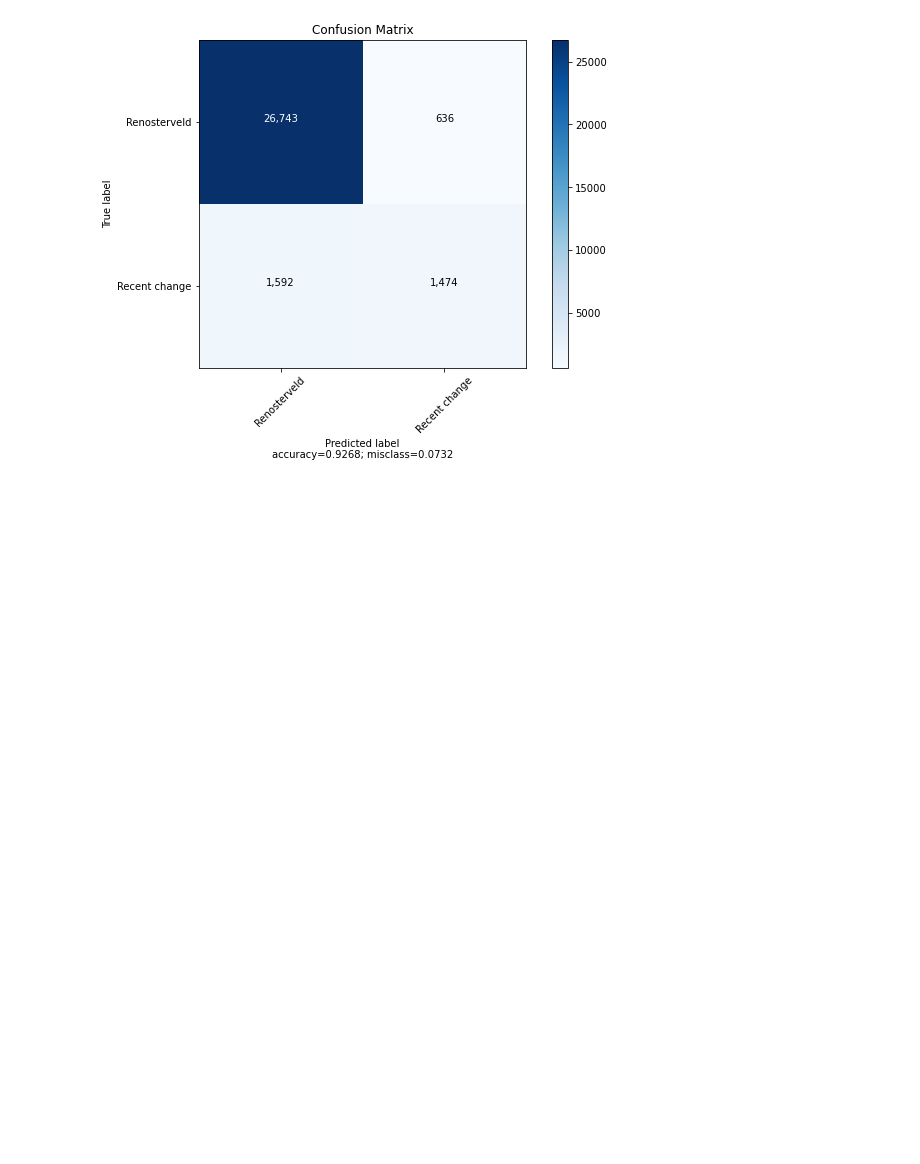
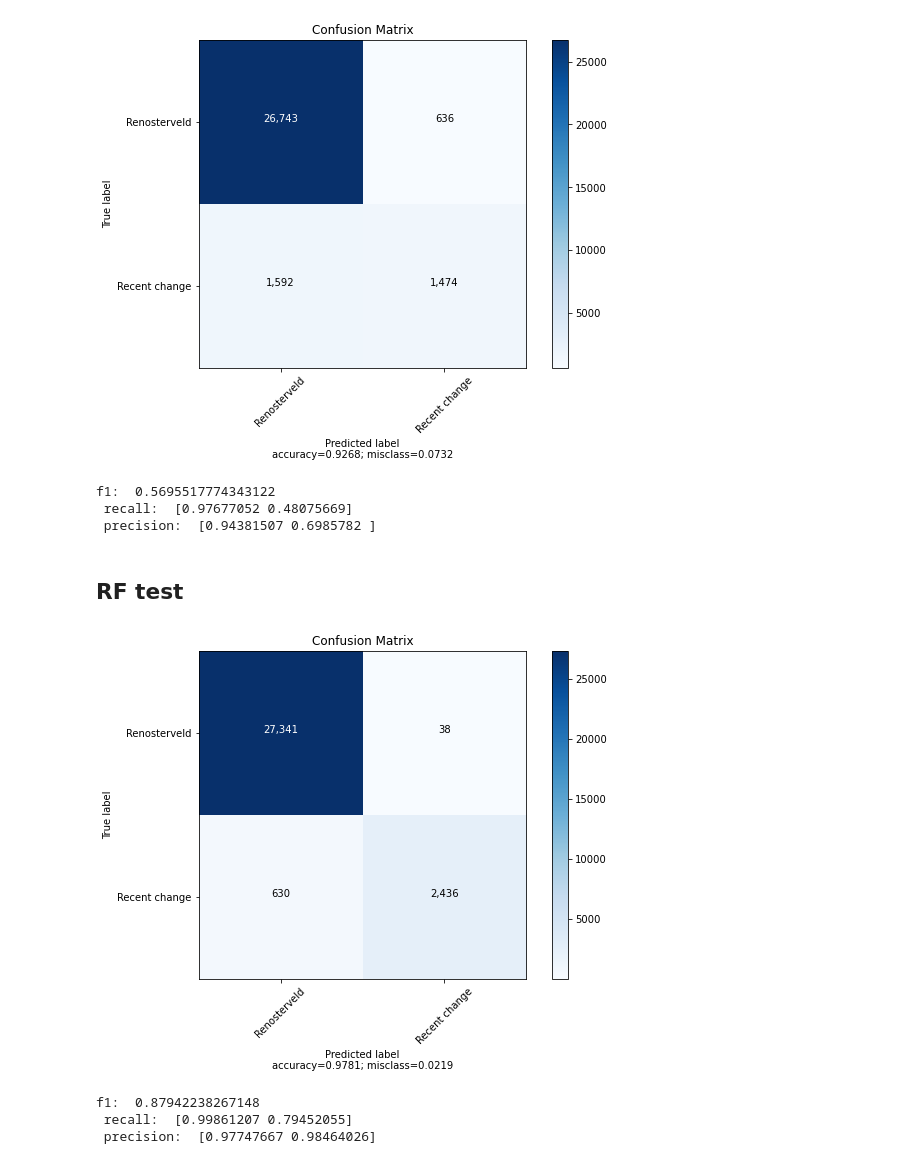
Before and after one commit to GMoncrieff/renosterveld-monitor, a Jupyter notebook: 02_model_fit.ipynb, the cells around one changed output. Saved outputs shown, nothing was run; the diff lists cells and outputs as text; code cells hidden in the pictures; blank space fills up the shorter version.

```diff
--- a/02_model_fit.ipynb
+++ b/02_model_fit.ipynb
@@ -373,37 +427,52 @@ plot_confusion_matrix(cm = con_mat,
                       title        = "Confusion Matrix")
 # %% [output]
 [figure]
+# %%
+print('f1: ', metrics.f1_score(y_obs,pred_y),'\n','recall: ',metrics.recall_score(y_obs,pred_y,average=None),'\n','precision: ',metrics.precision_score(y_obs,pred_y,average=None))
+# %% [output]
+f1:  0.5695517774343122
+ recall:  [0.97677052 0.48075669]
+ precision:  [0.94381507 0.6985782 ]
+# %% [markdown]
+## RF test
 # %%
 testDataset = tf.data.TFRecordDataset(testFilePath, compression_type='GZIP')\
 .map(lambda x: parse_tfrecord(x,testfeaturesDict))\
 .flat_map(lambda x: shift_window(x, 1, len(testNames)))\
 .map(lambda x: reshape_ts(x, testNames))\
 .map(lambda x: labeller(x, label))\
 .filter(filter_fn)\
 .map(lambda x: popkey(x,['ndvi_diff','roll','count']))\
 .map(lambda x: standardize(x, Min,Max))\
 .map(lambda x: poplabint(x, label))\
 .map(lambda x, lab: toTuple(x, lab))\
 .batch(1)
 
 vallab = list(testDataset\
 .map(lambda x,lab: lab)\
 .as_numpy_iterator())
 valy=list(vallab)
 
 valdat = list(testDataset\
 .map(lambda x,lab: x)\
 .as_numpy_iterator())
 valx=list(valdat)
 
 labelval = np.vstack(valy)
 labelval = np.argmax(labelval,axis=1)
 
 xval = np.vstack(valx)
 xval = np.transpose(xval, (0, 2, 1))
 xval_flat = xval.reshape(xval.shape[0],(xval.shape[1]*xval.shape[2]))
 
 rf_data = (xval_flat,labelval)
 
 y_pred = model_rf.predict(rf_data[0])
-result = metrics.f1_score(rf_data[1],y_pred)
+con_mat = tf.math.confusion_matrix(labels=rf_data[1], predictions=y_pred).numpy()
+
+plot_confusion_matrix(cm = con_mat,
+                      normalize    = False,
+                      target_names = ['Renosterveld', 'Recent change'],
+                      title        = "Confusion Matrix")
+# %% [output]
+[figure, added]
@@ -416,0 +479,6 @@ plot_confusion_matrix(cm = con_mat,
+# %%
+print('f1: ', metrics.f1_score(rf_data[1],y_pred),'\n','recall: ',metrics.recall_score(rf_data[1],y_pred,average=None),'\n','precision: ',metrics.precision_score(rf_data[1],y_pred,average=None))
+# %% [output]
+f1:  0.87942238267148
+ recall:  [0.99861207 0.79452055]
+ precision:  [0.97747667 0.98464026]
```
Also changed, not shown: parts of 35 cells of this notebook, 21 other files.
